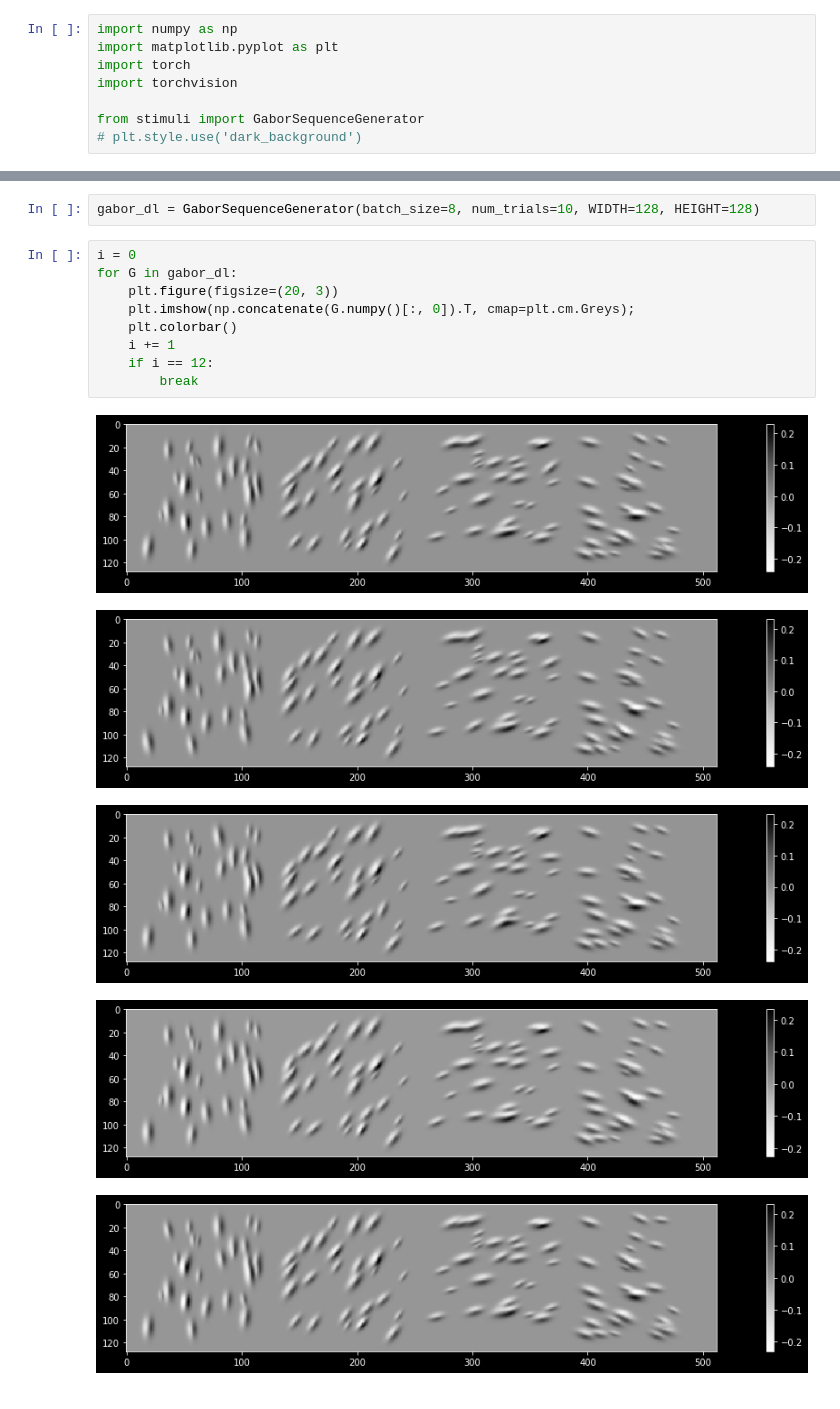
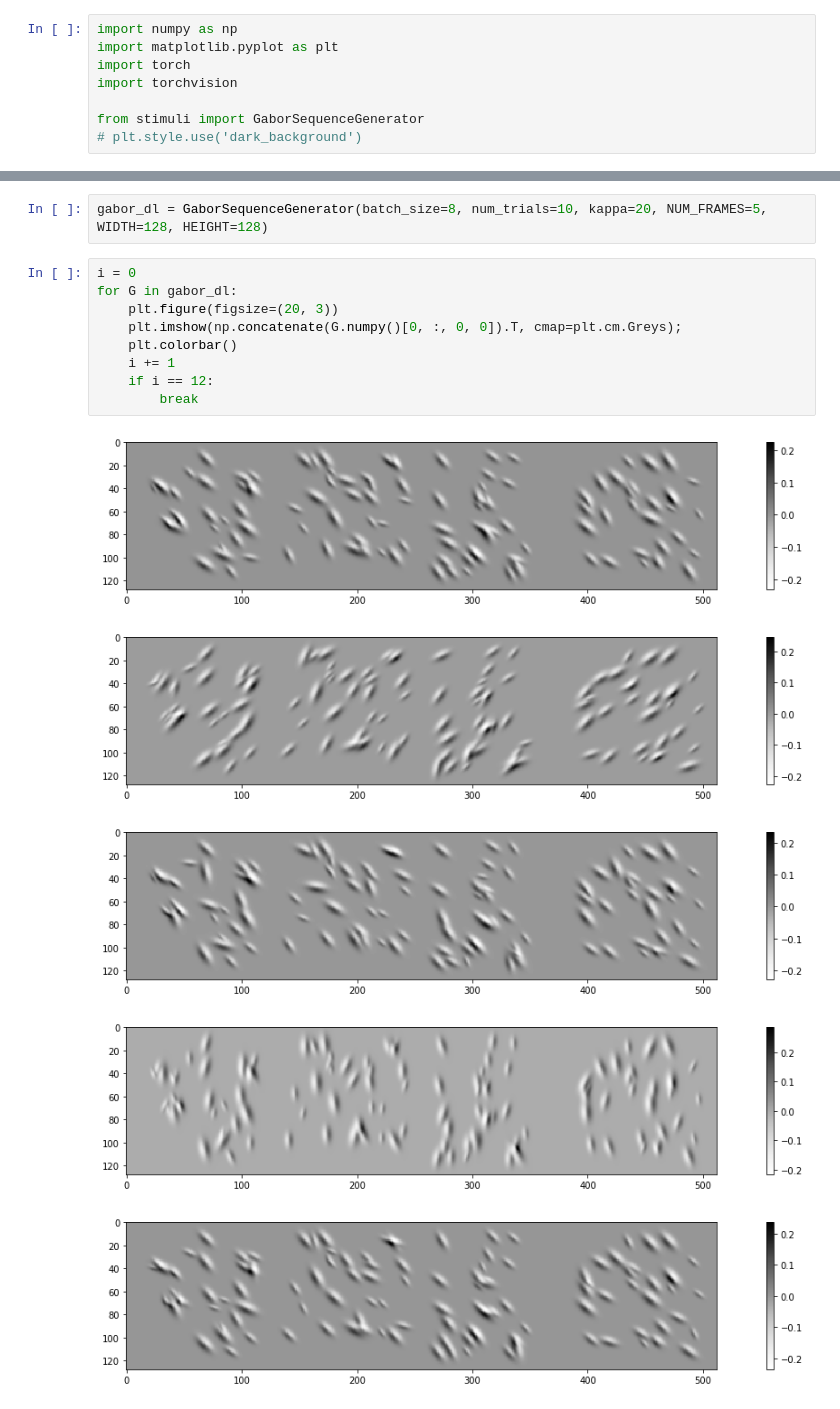
Before and after one commit to colleenjg/DPC, a Jupyter notebook: gabor_stim.ipynb, the cells around one changed output, grey strips where cells are left out. Saved outputs shown, nothing was run; the diff lists cells and outputs as text.

Commit message:
corrected gabor sequence sampling

```diff
--- a/gabor_stim.ipynb
+++ b/gabor_stim.ipynb
@@ -30,18 +30,18 @@ File:           ~/Documents/Projects/RichardsPostdoc/allen/stimuli.py
 Type:           type
 # %%
-gabor_dl = GaborSequenceGenerator(batch_size=8, num_trials=10, WIDTH=128, HEIGHT=128)
+gabor_dl = GaborSequenceGenerator(batch_size=8, num_trials=10, kappa=20, NUM_FRAMES=5, WIDTH=128, HEIGHT=128)
 # %%
 i = 0
 for G in gabor_dl:
     plt.figure(figsize=(20, 3))
-    plt.imshow(np.concatenate(G.numpy()[:, 0]).T, cmap=plt.cm.Greys);
+    plt.imshow(np.concatenate(G.numpy()[0, :, 0, 0]).T, cmap=plt.cm.Greys);
     plt.colorbar()
     i += 1
     if i == 12:
         break
 # %% [output]
-[figure, old version]
+[figure, new version]
-[figure, old version]
+[figure, new version]
-[figure, old version]
+[figure, new version]
-[figure, old version]
+[figure, new version]
-[figure, old version]
+[figure, new version]
```
Also changed, not shown: parts of 4 cells of this notebook, 1 other file.
